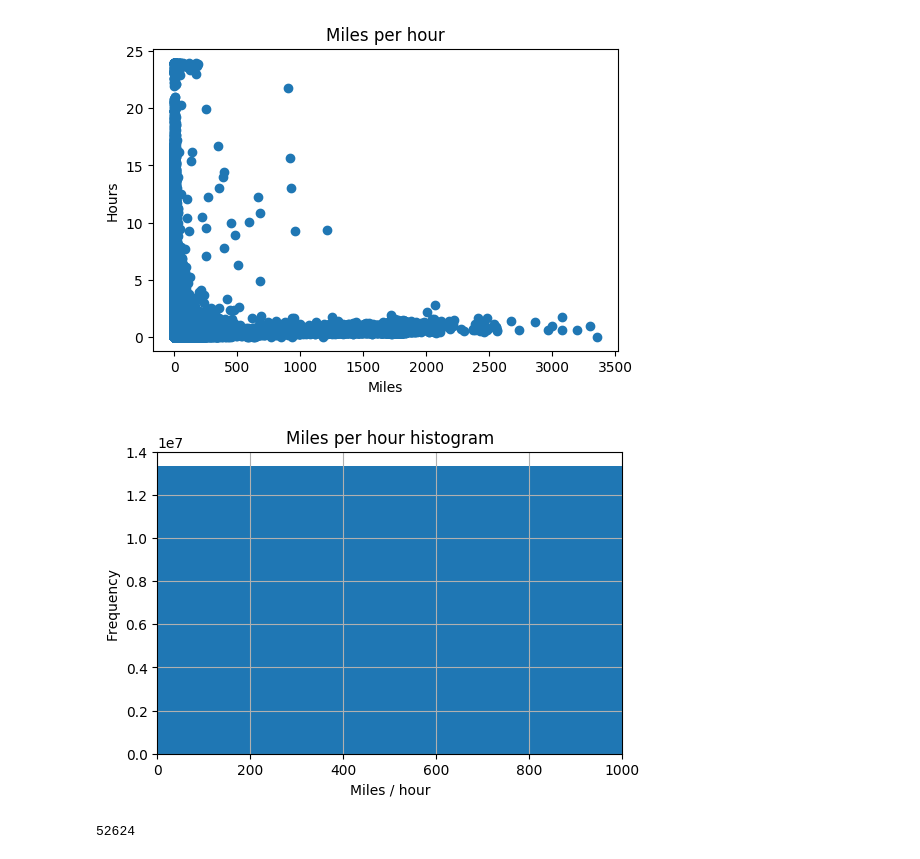
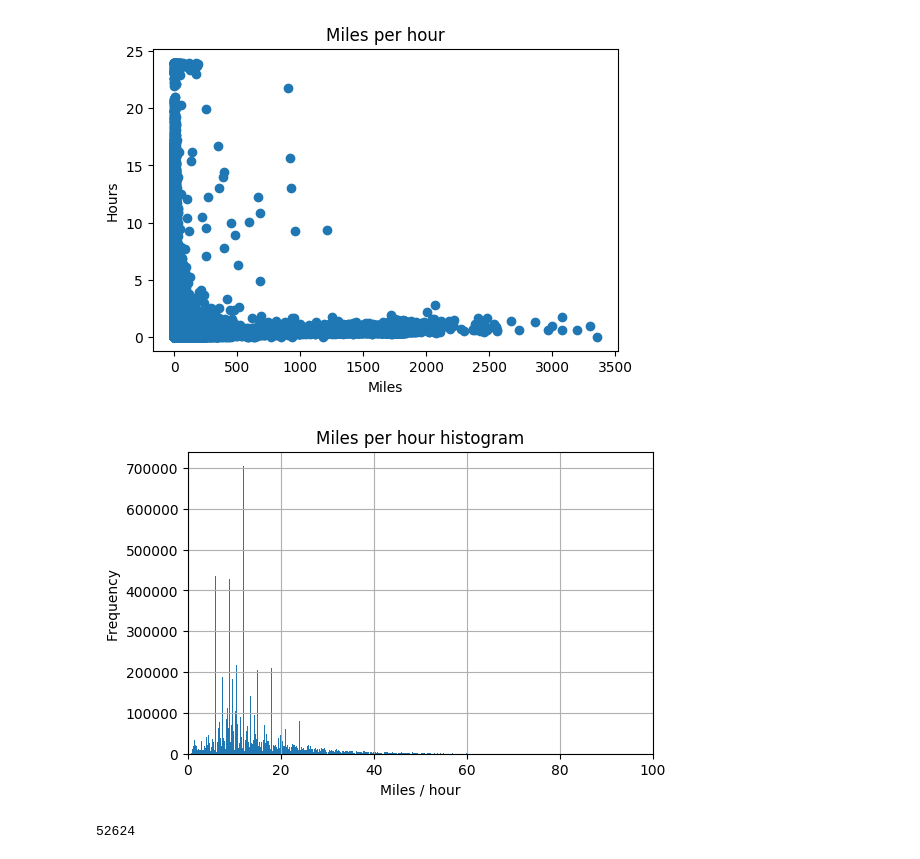
Before and after one commit to Auste1989/metis_projects, a Jupyter notebook: Passion_Project/Transit_Time_and_Rate_EDA.ipynb, the cells around one changed output. Saved outputs shown, nothing was run; the diff lists cells and outputs as text; code cells hidden in the pictures.

```diff
--- a/Passion_Project/Transit_Time_and_Rate_EDA.ipynb
+++ b/Passion_Project/Transit_Time_and_Rate_EDA.ipynb
@@ -54,7 +54,8 @@ from sklearn.model_selection import learning_curve
 from sklearn.pipeline import make_pipeline
 
 %matplotlib inline
-matplotlib.rcParams.update({'font.size': 18})
+from matplotlib.pylab import rcParams
+rcParams['figure.figsize'] = 25, 6
 # %% [markdown]
 ### Load all the data into an SQL database
 # %%
@@ -133,7 +135,7 @@ taxi_weather_query = """SELECT TR.trip_start_timestamp,
                                 --TR.dropoff_community_area,
                                 --TR.fare,
                                 --TR.tolls,
-                                TR.fare + TR.tolls as fare_with_tolls,
+                                CASE WHEN TR.tolls IS NULL THEN TR.fare ELSE TR.fare + TR.tolls END as fare_with_tolls,
                                 --TR.tips,
                                 --TR.trip_total,
                                 TR.payment_type,
@@ -210,8 +204,8 @@ taxi_weather_df.head()
 taxi_weather_df['payment_type'] = pd.Categorical(taxi_weather_df['payment_type'])
 # %%
 #Let's drop all the records with a missing lat / long in either pickup or dropoff
-taxi_weather_clean = taxi_weather_df.dropna(subset=['pickup_centroid_latitude', 'pickup_centroid_longitude', 'dropoff_centroid_latitude', 'dropoff_centroid_longitude',
-                              'trip_seconds', 'trip_miles', 'fare_with_tolls'])
+taxi_weather_clean = taxi_weather_df.dropna(subset=['pickup_centroid_latitude', 'pickup_centroid_longitude', 'dropoff_centroid_latitude'
+                                                    , 'dropoff_centroid_longitude', 'trip_seconds', 'trip_miles', 'fare_with_tolls'])
 # %%
 taxi_weather_clean.head(2)
 # %% [output]
@@ -275,13 +269,13 @@ plt.ylabel('Hours');
 miles_per_hour = taxi_weather_clean['trip_miles'] / (taxi_weather_clean['trip_seconds'] / 3600.0)
 # %%
 plt.figure(dpi=100)
-miles_per_hour.hist(bins=10000)
-plt.xlim(xmin=0.0, xmax=1000.0)
+miles_per_hour.hist(bins=1000)
+plt.xlim(xmin=0.0, xmax=100.0)
 plt.title('Miles per hour histogram')
 plt.xlabel('Miles / hour')
 plt.ylabel('Frequency');
 # %% [output]
-[figure, old version]
+[figure, new version]
 # %%
 #Looking at the data and also from a logical perspective, I've decided to filter out any rides with miles / hour higher than 100
 miles_per_hour[miles_per_hour > 100.0].count()
```
Also changed, not shown: parts of 40 cells of this notebook, 1 other file.
